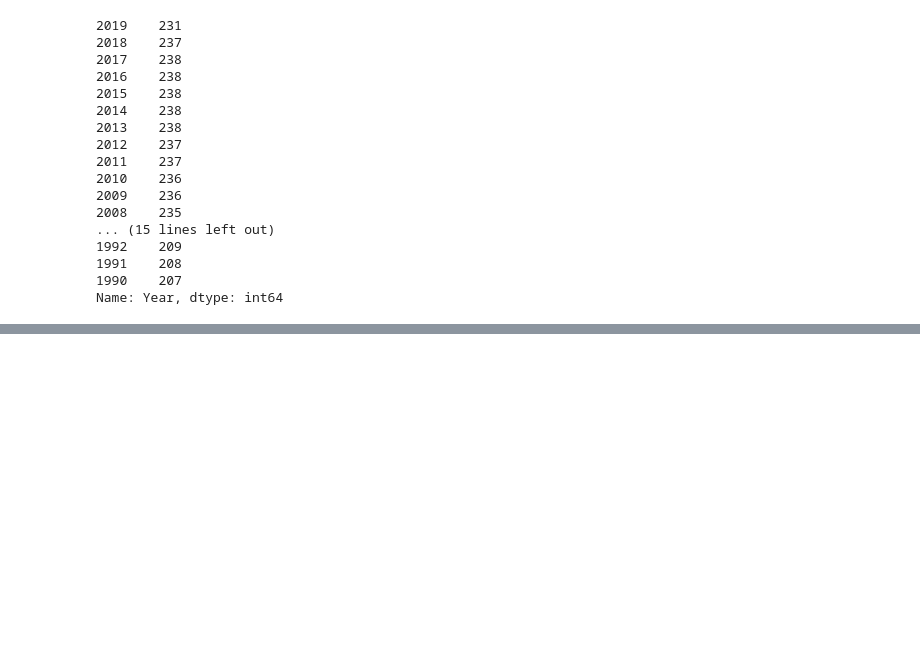
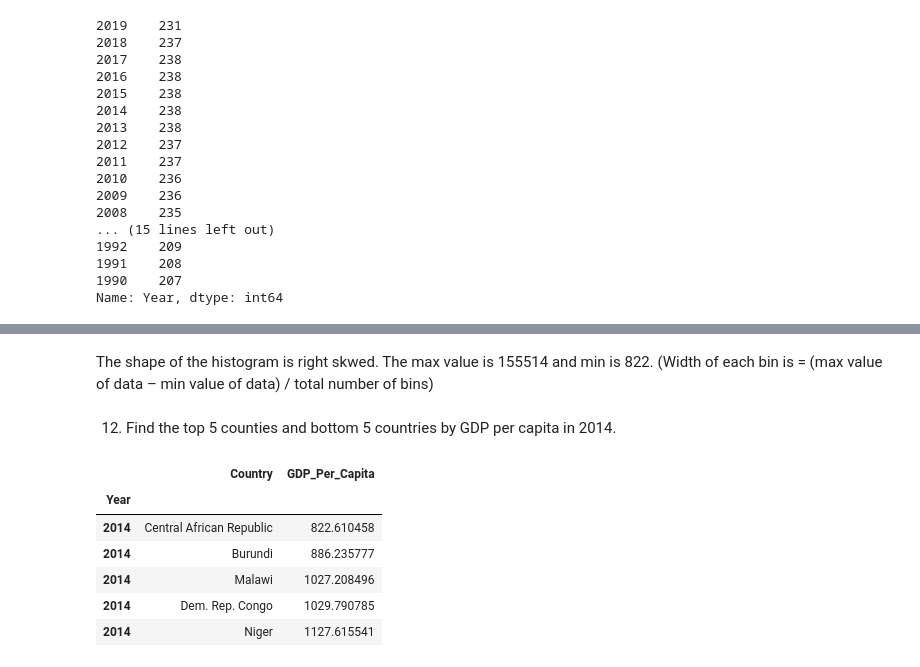
Before and after one commit to nss-data-science-cohort-6/un_data_question-smitamisra, a Jupyter notebook: notebooks/UN_Data_Exploration.ipynb, the cells around one changed output, grey strips where cells are left out. Cells and saved outputs as stored; diff of their text form; code cells hidden in the pictures; blank space fills up the shorter version.

```diff
--- a/notebooks/UN_Data_Exploration.ipynb
+++ b/notebooks/UN_Data_Exploration.ipynb
@@ -318,0 +379,15 @@ gdp_2014 = gdp_df_for_analysis.loc[gdp_df_for_analysis.loc['Year'] == 2014]
+# %% [markdown]
+The shape of the histogram is right skwed. The max value is 155514 and min is 822.
+(Width of each bin is = (max value of data – min value of data) / total number of bins)
+# %% [markdown]
+12. Find the top 5 counties and bottom 5 countries by GDP per capita in 2014.
+# %%
+gdp_2014.sort_values('GDP_Per_Capita').head(5)
+# %% [output]
+|  | Country | GDP_Per_Capita |
+| Year |  |  |
+| 2014 | Central African Republic | 822.610458 |
+| 2014 | Burundi | 886.235777 |
+| 2014 | Malawi | 1027.208496 |
+| 2014 | Dem. Rep. Congo | 1029.790785 |
+| 2014 | Niger | 1127.615541 |
```
Also changed, not shown: parts of 26 cells of this notebook.
